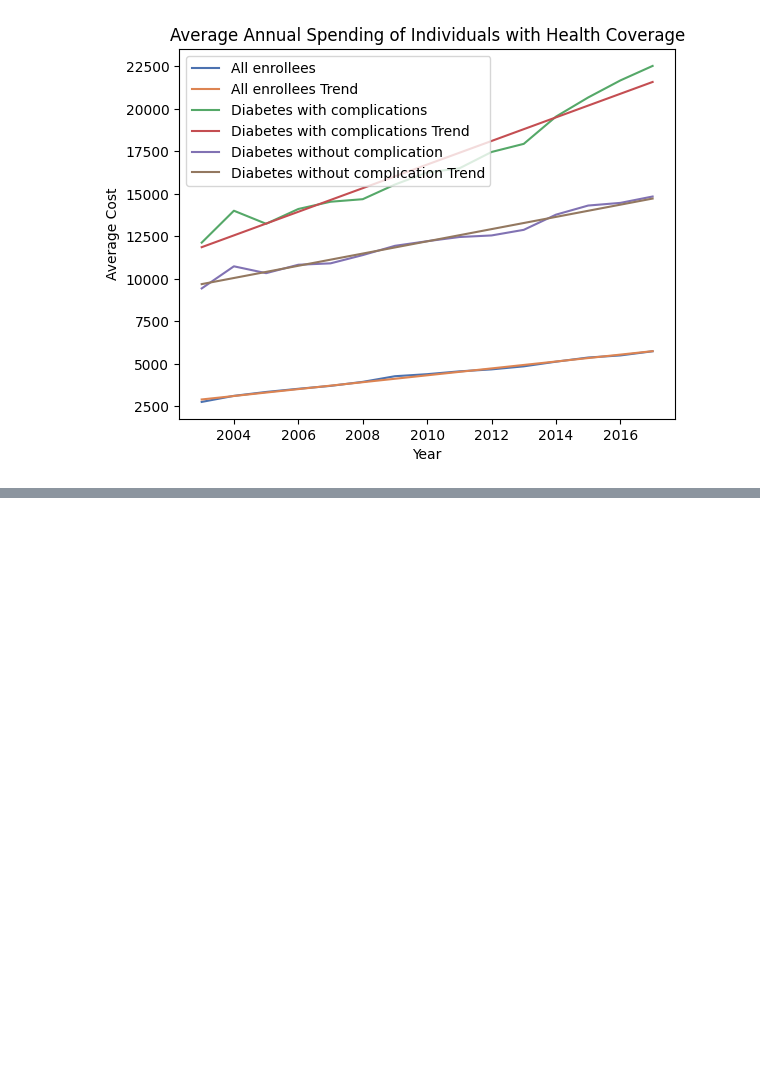
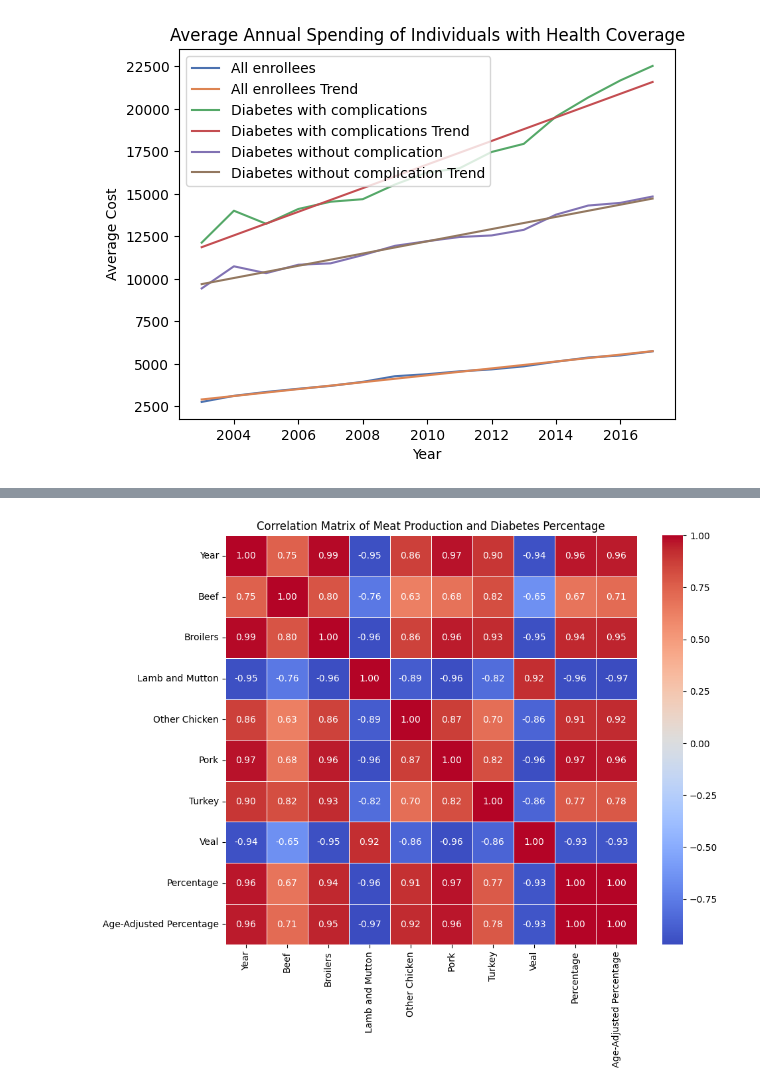
Before and after one commit to matchten/cit-datathon-2024, a Jupyter notebook: healthcare.ipynb, the cells around one changed output, grey strips where cells are left out. Saved outputs shown, nothing was run; the diff lists cells and outputs as text; code cells hidden in the pictures; blank space fills up the shorter version.

```diff
--- a/healthcare.ipynb
+++ b/healthcare.ipynb
@@ -275,0 +393,10 @@ strong multicollinearity or other numerical problems.
+# %%
+# Assuming df is your DataFrame loaded with the necessary data
+correlation_matrix = df_merged.corr()
+
+plt.figure(figsize=(10, 8))  # Set the figure size as needed
+sns.heatmap(correlation_matrix, annot=True, cmap='coolwarm', fmt=".2f", linewidths=.5)
+plt.title('Correlation Matrix of Meat Production and Diabetes Percentage')
+plt.show()
+# %% [output]
+[figure, added]
```
Also changed, not shown: parts of 2 cells of this notebook, 2 other files.
